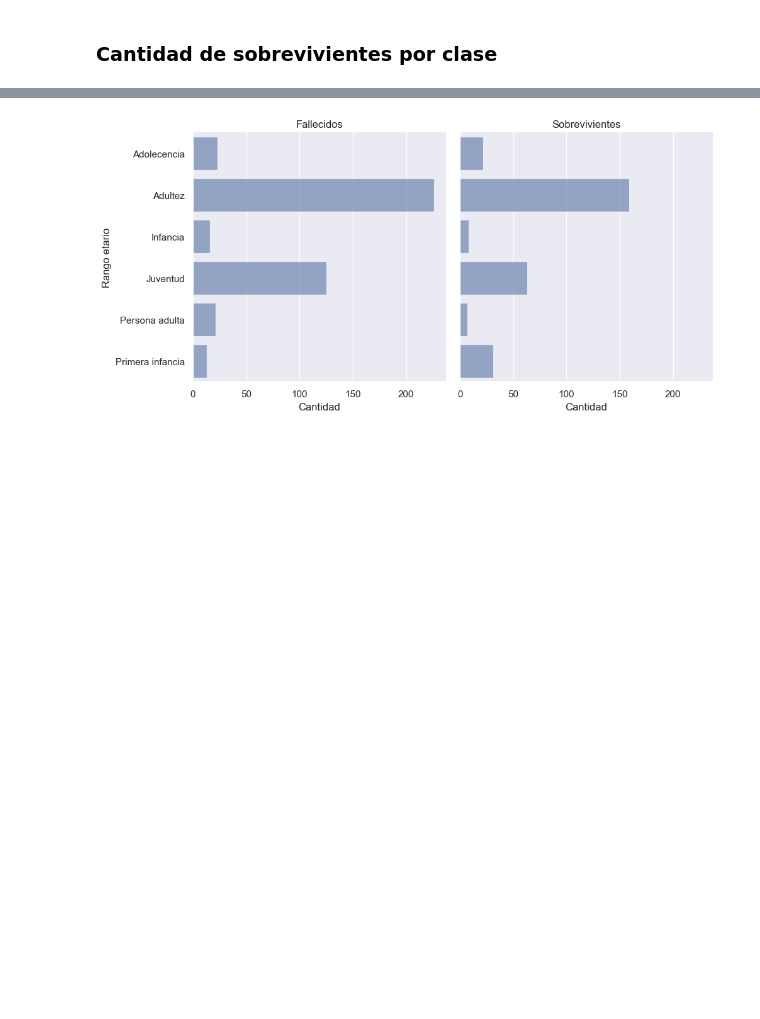
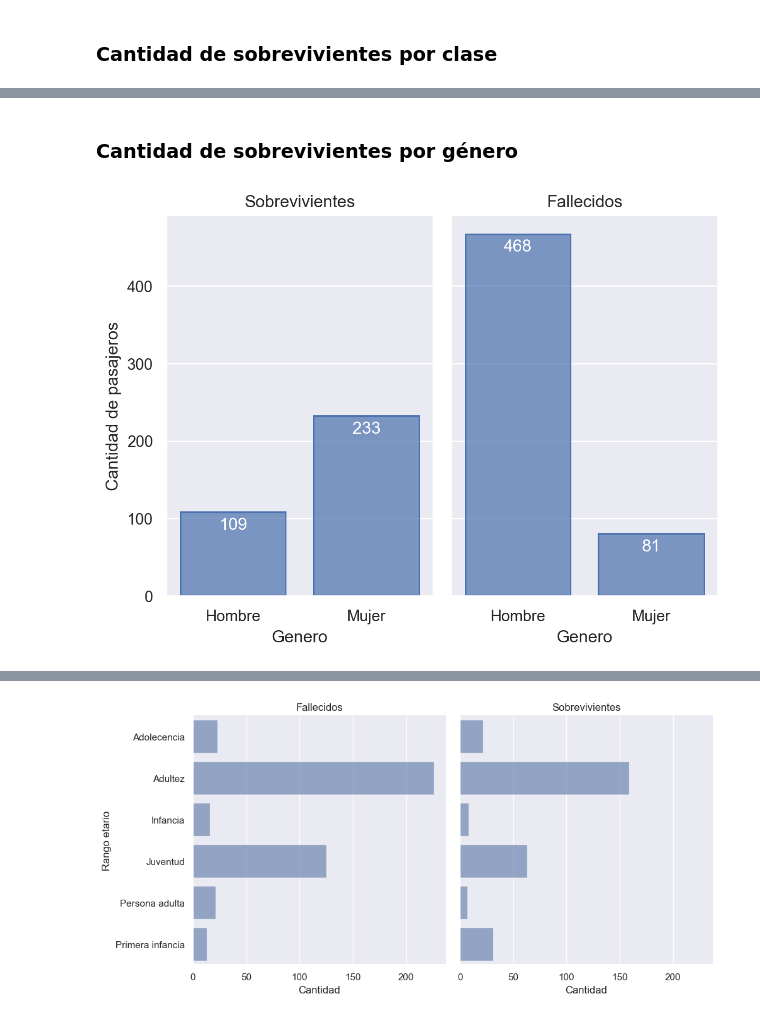
Before and after one commit to joackob/titanic-ml, a Jupyter notebook: notebooks/2-visual-and-statistical-exploration.ipynb, the cells around one changed output, grey strips where cells are left out. Drawn from its saved outputs; the diff is of its cells as text; code cells hidden in the pictures; blank space fills up the shorter version.

```diff
--- a/notebooks/2-visual-and-statistical-exploration.ipynb
+++ b/notebooks/2-visual-and-statistical-exploration.ipynb
@@ -27,0 +77,19 @@ data_train
+# %% [markdown]
+### Cantidad de sobrevivientes por género
+# %%
+so.Plot(
+    data=data_train.loc[:, ["Genero", "Condicion"]]
+    .groupby(by=["Genero", "Condicion"])
+    .size()
+    .reset_index()
+    .rename(columns={0: "Cantidad"}),
+    x="Genero",
+    y="Cantidad",
+    text="Cantidad",
+).facet(col="Condicion", order=["Sobreviviente", "Fallecido"]).add(so.Bar()).add(
+    so.Text(color="white", valign="top")
+).label(
+    title="{}s".format, y="Cantidad de pasajeros"  # type: ignore
+)
+# %% [output]
+[figure, added]
```
Also changed, not shown: parts of 21 cells of this notebook, 4 other files.
